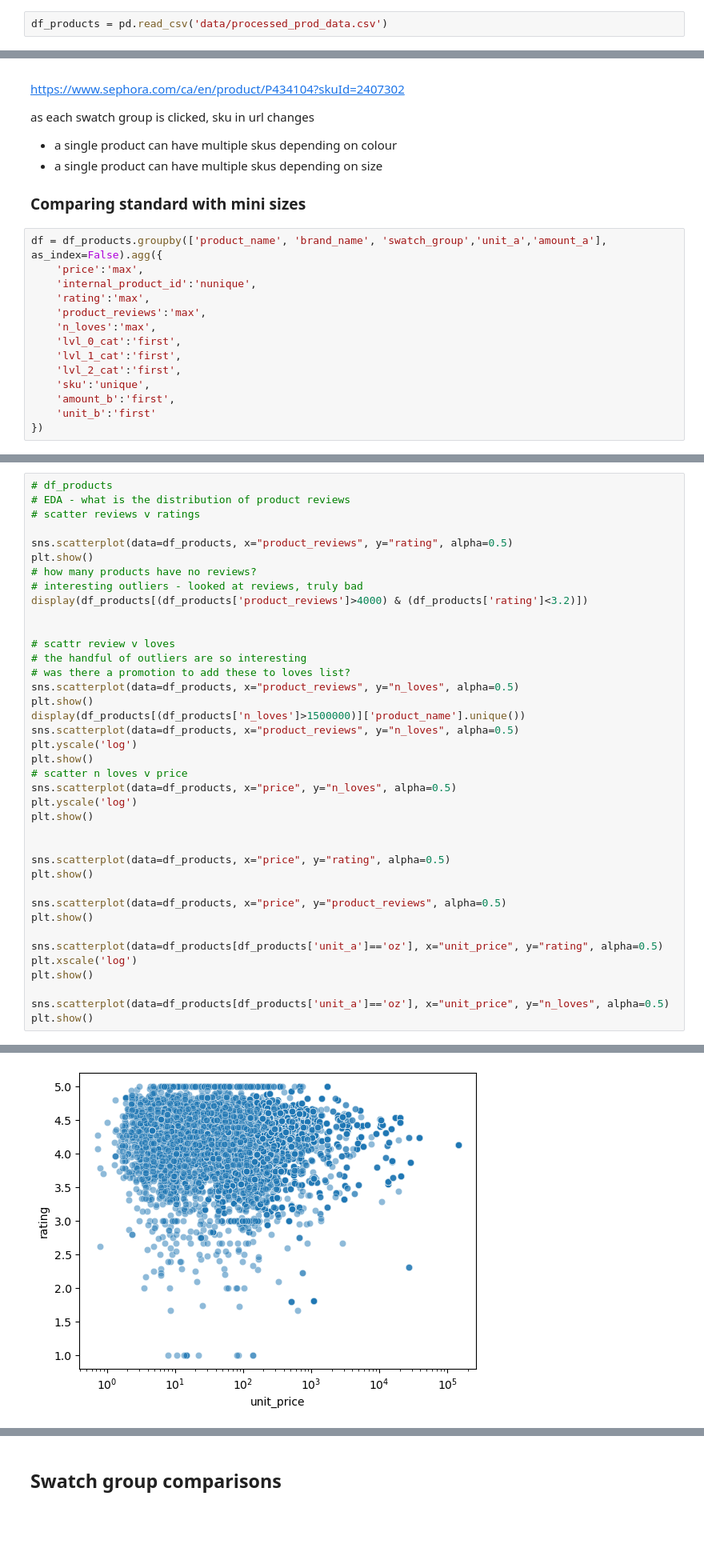
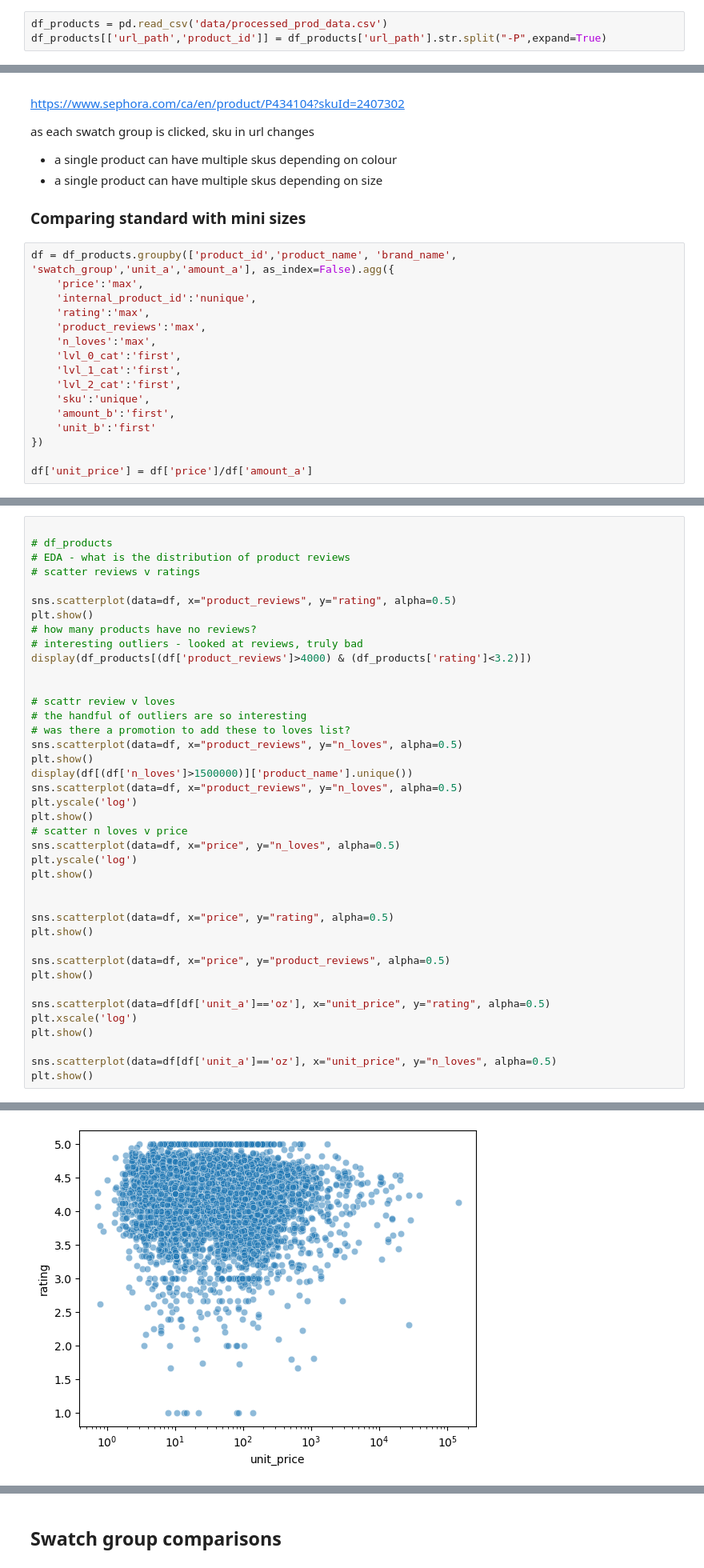
Before and after one commit to leblanchannah/value-cluster, a Jupyter notebook: product_EDA.ipynb, the cells around one changed output, grey strips where cells are left out. Shown at 80% size. Drawn from its saved outputs; the diff is of its cells as text; blank space fills up the shorter version.

Commit message:
parsed what might be product id from URL, added to product aggregation

```diff
--- a/product_EDA.ipynb
+++ b/product_EDA.ipynb
@@ -8,6 +8,7 @@ pd.set_option('display.max_columns', 500)
 pd.set_option('display.width', 1000)
 # %%
 df_products = pd.read_csv('data/processed_prod_data.csv')
+df_products[['url_path','product_id']] = df_products['url_path'].str.split("-P",expand=True)
 # %% [output]
 Columns (15,16,17,18,19,20,28) have mixed types. Specify dtype option on import or set low_memory=False.
 # %% [markdown]
@@ -141,7 +137,7 @@ as each swatch group is clicked, sku in url changes
 
 ### Comparing standard with mini sizes
 # %%
-df = df_products.groupby(['product_name', 'brand_name', 'swatch_group','unit_a','amount_a'], as_index=False).agg({
+df = df_products.groupby(['product_id','product_name', 'brand_name', 'swatch_group','unit_a','amount_a'], as_index=False).agg({
     'price':'max',
     'internal_product_id':'nunique',
     'rating':'max',
@@ -154,3 +150,5 @@ df = df_products.groupby(['product_name', 'brand_name', 'swatch_group','unit_a',
     'amount_b':'first',
     'unit_b':'first'
 })
+
+df['unit_price'] = df['price']/df['amount_a']
@@ -185,40 +175,41 @@ plt.yscale('log')
 # %%
+
 # df_products
 # EDA - what is the distribution of product reviews
 # scatter reviews v ratings
 
-sns.scatterplot(data=df_products, x="product_reviews", y="rating", alpha=0.5)
+sns.scatterplot(data=df, x="product_reviews", y="rating", alpha=0.5)
 plt.show()
 # how many products have no reviews?
 # interesting outliers - looked at reviews, truly bad
-display(df_products[(df_products['product_reviews']>4000) & (df_products['rating']<3.2)])
+display(df_products[(df['product_reviews']>4000) & (df_products['rating']<3.2)])
 
 
 # scattr review v loves
 # the handful of outliers are so interesting
 # was there a promotion to add these to loves list?
-sns.scatterplot(data=df_products, x="product_reviews", y="n_loves", alpha=0.5)
+sns.scatterplot(data=df, x="product_reviews", y="n_loves", alpha=0.5)
 plt.show()
-display(df_products[(df_products['n_loves']>1500000)]['product_name'].unique())
-sns.scatterplot(data=df_products, x="product_reviews", y="n_loves", alpha=0.5)
+display(df[(df['n_loves']>1500000)]['product_name'].unique())
+sns.scatterplot(data=df, x="product_reviews", y="n_loves", alpha=0.5)
 plt.yscale('log')
 plt.show()
 # scatter n loves v price
-sns.scatterplot(data=df_products, x="price", y="n_loves", alpha=0.5)
+sns.scatterplot(data=df, x="price", y="n_loves", alpha=0.5)
 plt.yscale('log')
 plt.show()
 
 
-sns.scatterplot(data=df_products, x="price", y="rating", alpha=0.5)
+sns.scatterplot(data=df, x="price", y="rating", alpha=0.5)
 plt.show()
 
-sns.scatterplot(data=df_products, x="price", y="product_reviews", alpha=0.5)
+sns.scatterplot(data=df, x="price", y="product_reviews", alpha=0.5)
 plt.show()
 
-sns.scatterplot(data=df_products[df_products['unit_a']=='oz'], x="unit_price", y="rating", alpha=0.5)
+sns.scatterplot(data=df[df['unit_a']=='oz'], x="unit_price", y="rating", alpha=0.5)
 plt.xscale('log')
 plt.show()
 
-sns.scatterplot(data=df_products[df_products['unit_a']=='oz'], x="unit_price", y="n_loves", alpha=0.5)
+sns.scatterplot(data=df[df['unit_a']=='oz'], x="unit_price", y="n_loves", alpha=0.5)
 plt.show()
 # %% [output]
@@ -239 +228 @@ array(['soft pinch liquid blush',
-[figure, old version]
+[figure, new version]
```
Also changed, not shown: parts of 12 cells of this notebook.
